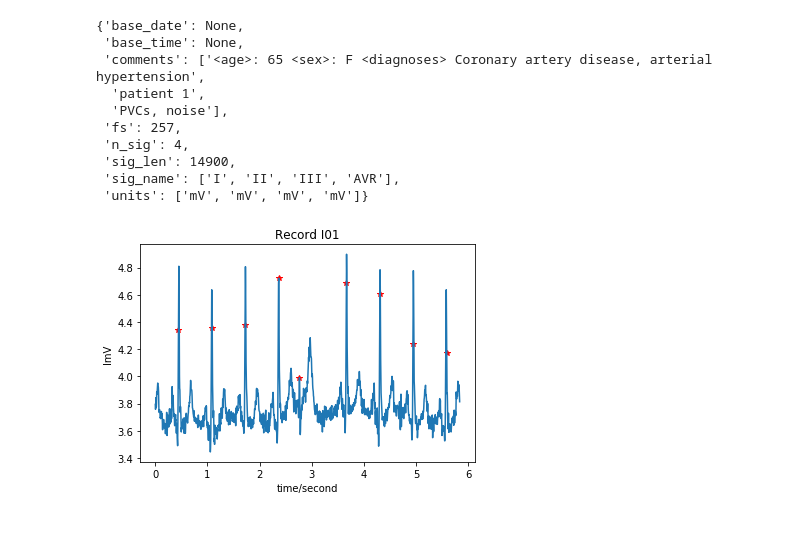
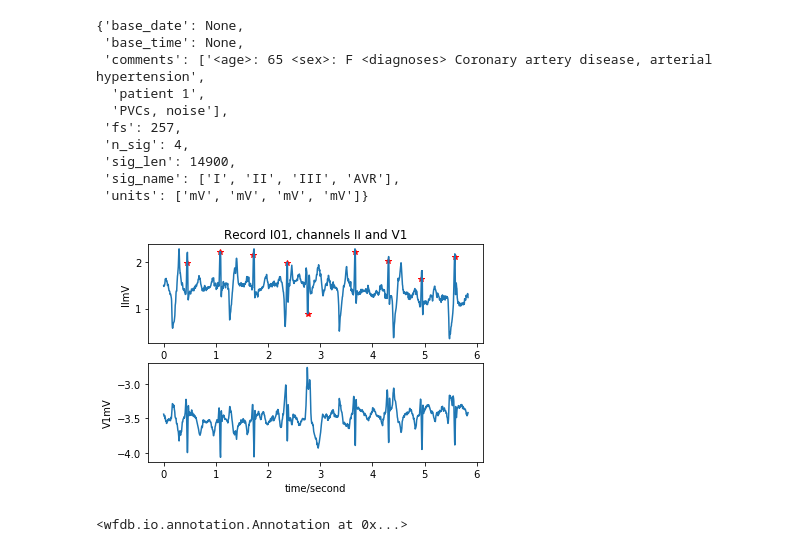
Before and after one commit to jells123/QRS-Detection, a Jupyter notebook: QRS-detectors.ipynb, the cells around one changed output. Cells and saved outputs as stored; diff of their text form; code cells hidden in the pictures.

```diff
--- a/QRS-detectors.ipynb
+++ b/QRS-detectors.ipynb
@@ -90,11 +99,14 @@ array([[ 3.71895425,  1.41176471, -0.31045752, -2.69934641],
  'units': ['mV', 'mV', 'mV', 'mV']}
 # %%
 # Demo 5 - Read a WFDB record and annotation. Plot all channels, and the annotation on top of channel 0.
-record = wfdb.rdrecord(drive_path + 'I01', channels=[0], sampto = 1500)
-annotation = wfdb.rdann(drive_path + 'I01', 'atr', sampto = 1500)
+record = wfdb.rdrecord('I01', channels=[1, 6], sampto = 1500)
+annotation = wfdb.rdann('I01', 'atr', sampto = 1500)
 
 wfdb.plot_wfdb(record=record, annotation=annotation,
-               title='Record I01, channel 0',
+               title='Record I01, channels II and V1',
                time_units='seconds')
+
+annotation
 # %% [output]
-[figure, old version]
+[figure, new version]
+<wfdb.io.annotation.Annotation at 0x...>
```
Also changed, not shown: parts of 13 cells of this notebook.
